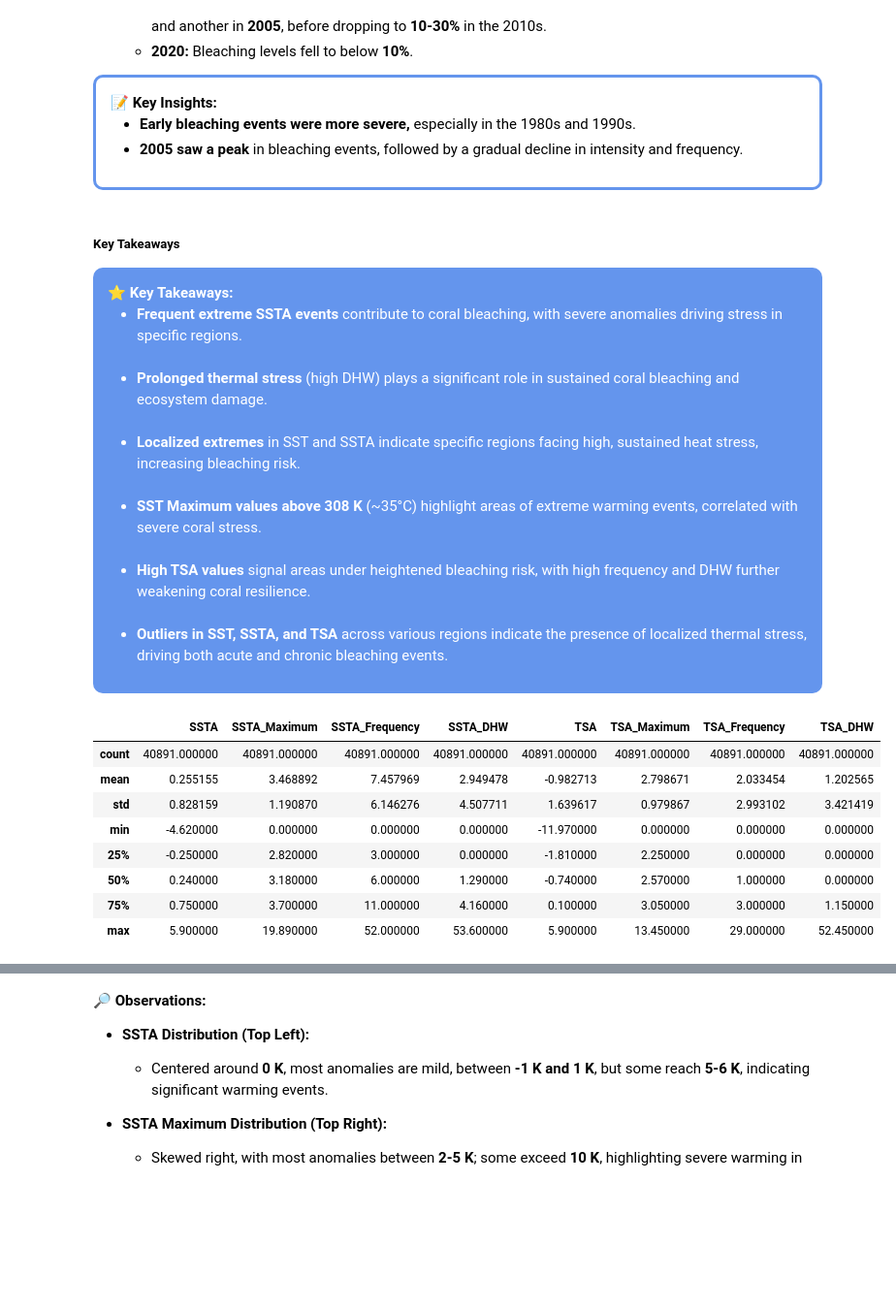
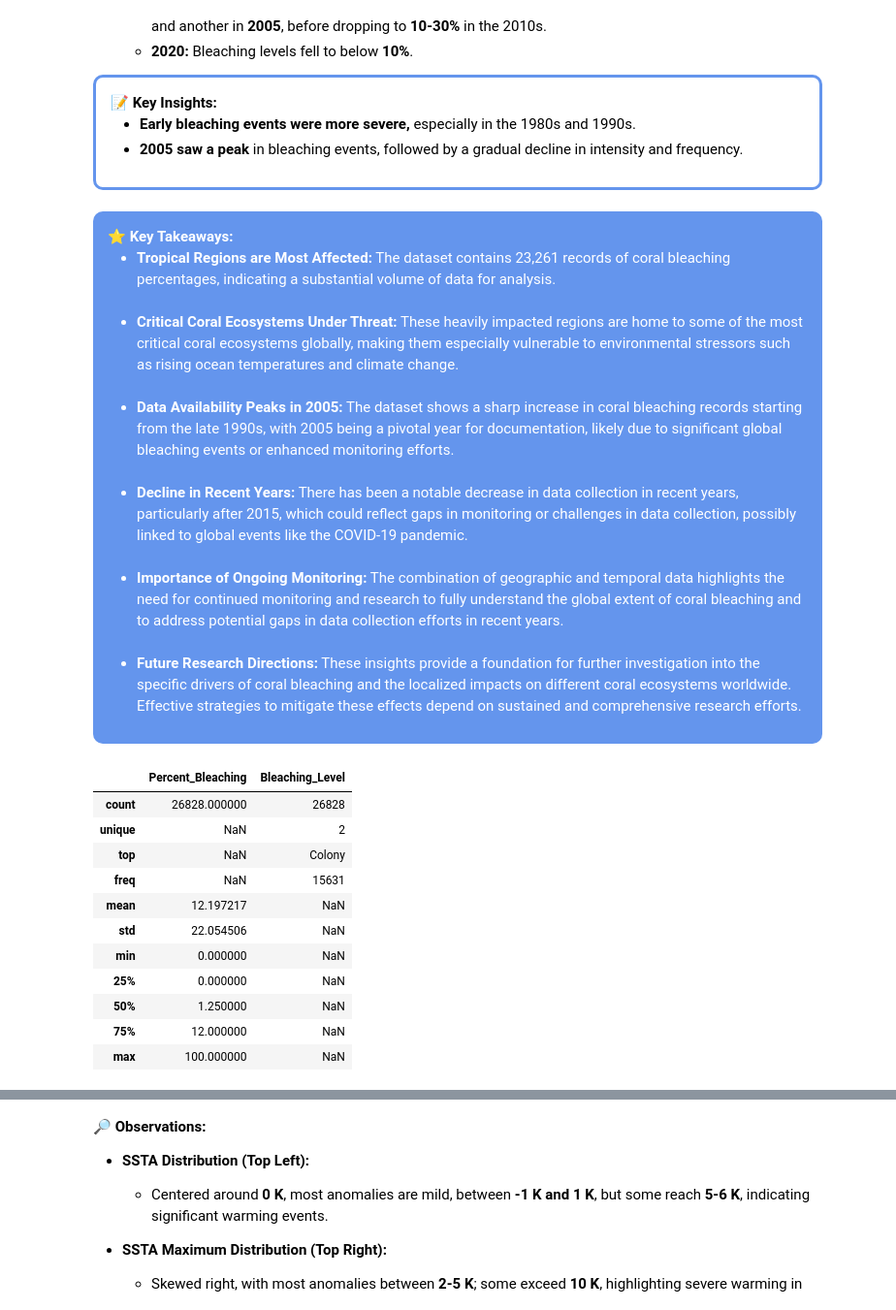
Before and after one commit to xlumzee/Temperature-and-Coral-Bleaching, a Jupyter notebook: notebooks/DataVisualizations.ipynb, the cells around one changed output, grey strips where cells are left out. Shown at 97% size. Saved outputs shown, nothing was run; the diff lists cells and outputs as text; code cells hidden in the pictures; blank space fills up the shorter version.

```diff
--- a/notebooks/DataVisualizations.ipynb
+++ b/notebooks/DataVisualizations.ipynb
@@ -229,32 +286,36 @@ plt.show()
 
 </div>
 # %% [markdown]
-##### Key Takeaways
-<div style="border-radius:10px;padding: 15px;background-color:#6495ED;color:white;font-size:100%;text-align:left">
+<div style="border-radius:10px;padding: 15px;background-color:#6495ED
+;color:white;font-size:100%;text-align:left">
     ⭐️ <strong>Key Takeaways:</strong>
     <ul>
-        <li><strong>Frequent extreme SSTA events</strong> contribute to coral bleaching, with severe anomalies driving stress in specific regions.</li>
+        <li><strong>Tropical Regions are Most Affected:</strong> The dataset contains 23,261 records of coral bleaching percentages, indicating a substantial volume of data for analysis.</li>
         <br>
-        <li><strong>Prolonged thermal stress</strong> (high DHW) plays a significant role in sustained coral bleaching and ecosystem damage.</li>
+        <li><strong>Critical Coral Ecosystems Under Threat:</strong> These heavily impacted regions are home to some of the most critical coral ecosystems globally, making them especially vulnerable to environmental stressors such as rising ocean temperatures and climate change.</li>
         <br>
-        <li><strong>Localized extremes</strong> in SST and SSTA indicate specific regions facing high, sustained heat stress, increasing bleaching risk.</li>
+        <li><strong>Data Availability Peaks in 2005:</strong> The dataset shows a sharp increase in coral bleaching records starting from the late 1990s, with 2005 being a pivotal year for documentation, likely due to significant global bleaching events or enhanced monitoring efforts.</li>
         <br>
-        <li><strong>SST Maximum values above 308 K</strong> (~35°C) highlight areas of extreme warming events, correlated with severe coral stress.</li>
+        <li><strong>Decline in Recent Years:</strong> There has been a notable decrease in data collection in recent years, particularly after 2015, which could reflect gaps in monitoring or challenges in data collection, possibly linked to global events like the COVID-19 pandemic.</li>
         <br>
-        <li><strong>High TSA values</strong> signal areas under heightened bleaching risk, with high frequency and DHW further weakening coral resilience.</li>
+        <li><strong>Importance of Ongoing Monitoring:</strong> The combination of geographic and temporal data highlights the need for continued monitoring and research to fully understand the global extent of coral bleaching and to address potential gaps in data collection efforts in recent years.</li>
         <br>
-        <li><strong>Outliers in SST, SSTA, and TSA</strong> across various regions indicate the presence of localized thermal stress, driving both acute and chronic bleaching events.</li>
+        <li><strong>Future Research Directions:</strong> These insights provide a foundation for further investigation into the specific drivers of coral bleaching and the localized impacts on different coral ecosystems worldwide. Effective strategies to mitigate these effects depend on sustained and comprehensive research efforts.</li>
     </ul>
 </div>
 # %%
-data_for_eda[['SSTA', 'SSTA_Maximum', 'SSTA_Frequency', 'SSTA_DHW', 'TSA', 'TSA_Maximum', 'TSA_Frequency', 'TSA_DHW']].describe(include='all')
+# Statistical summary of bleaching percentage and bleaching level
+data_for_eda[['Percent_Bleaching', 'Bleaching_Level']].describe(include='all')
 # %% [output]
-|  | SSTA | SSTA_Maximum | SSTA_Frequency | SSTA_DHW | TSA | TSA_Maximum | TSA_Frequency | TSA_DHW |
-| count | 40891.000000 | 40891.000000 | 40891.000000 | 40891.000000 | 40891.000000 | 40891.000000 | 40891.000000 | 40891.000000 |
-| mean | 0.255155 | 3.468892 | 7.457969 | 2.949478 | -0.982713 | 2.798671 | 2.033454 | 1.202565 |
-| std | 0.828159 | 1.190870 | 6.146276 | 4.507711 | 1.639617 | 0.979867 | 2.993102 | 3.421419 |
-| min | -4.620000 | 0.000000 | 0.000000 | 0.000000 | -11.970000 | 0.000000 | 0.000000 | 0.000000 |
-| 25% | -0.250000 | 2.820000 | 3.000000 | 0.000000 | -1.810000 | 2.250000 | 0.000000 | 0.000000 |
-| 50% | 0.240000 | 3.180000 | 6.000000 | 1.290000 | -0.740000 | 2.570000 | 1.000000 | 0.000000 |
-| 75% | 0.750000 | 3.700000 | 11.000000 | 4.160000 | 0.100000 | 3.050000 | 3.000000 | 1.150000 |
-| max | 5.900000 | 19.890000 | 52.000000 | 53.600000 | 5.900000 | 13.450000 | 29.000000 | 52.450000 |
+|  | Percent_Bleaching | Bleaching_Level |
+| count | 26828.000000 | 26828 |
+| unique | NaN | 2 |
+| top | NaN | Colony |
+| freq | NaN | 15631 |
+| mean | 12.197217 | NaN |
+| std | 22.054506 | NaN |
+| min | 0.000000 | NaN |
+| 25% | 0.000000 | NaN |
+| 50% | 1.250000 | NaN |
+| 75% | 12.000000 | NaN |
+| max | 100.000000 | NaN |
```
Also changed, not shown: parts of 26 cells of this notebook, 1 other file.
